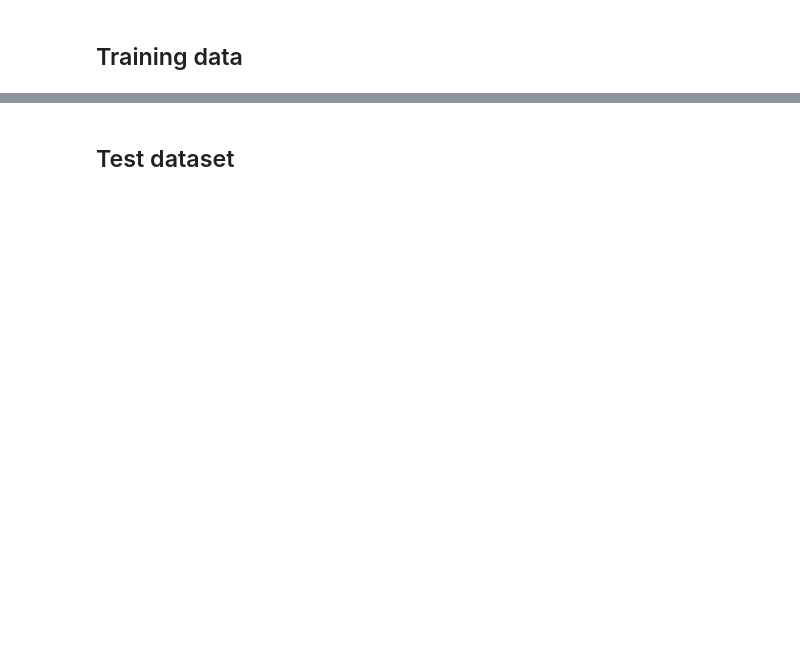
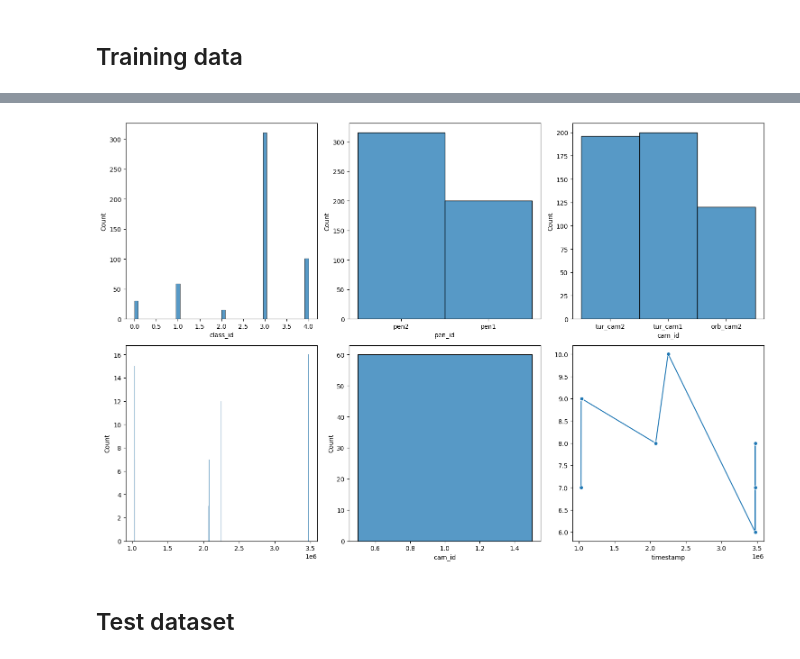
Before and after one commit to abhich98/pig_posture_kaggle_project, a Jupyter notebook: notebooks/EDA.ipynb, the cells around one changed output, grey strips where cells are left out. Drawn from its saved outputs; the diff is of its cells as text; code cells hidden in the pictures; blank space fills up the shorter version.

```diff
--- a/notebooks/EDA.ipynb
+++ b/notebooks/EDA.ipynb
@@ -107,0 +159,3 @@ plt.show()
+# %%
+label_df = train_label_dfs[1]
+label_df[label_df['bbox_width'] > 1000].head()
@@ -107,0 +171,4 @@ plt.show()
+# %%
+train_image_ids = [label_df['image_id'].unique() for label_df in train_label_dfs]
+unique_image_ids_t2 = set(train_image_ids[1]) - set(train_image_ids[0])
+print("# Unique image ids in T2:", len(unique_image_ids_t2))
@@ -107,0 +177,4 @@ plt.show()
+# %%
+train2_unique_label_df = train_label_dfs[1][train_label_dfs[1]['image_id'].isin(unique_image_ids_t2)]
+print("Number of unique labels in T2:", len(train2_unique_label_df))
+train2_unique_label_df.head()
@@ -108,3 +189,30 @@ plt.show()
+# %%
+fig, axs = plt.subplots(2, 3, figsize=(15, 10))
+
+sns.histplot(train2_unique_label_df, x='class_id', ax=axs[0][0])
+
+sns.histplot(train2_unique_label_df, x='pen_id', ax=axs[0][1])
+sns.histplot(train2_unique_label_df, x='cam_id', ax=axs[0][2])
+
+
+# Shows the distribution of images over time.
+sns.histplot((pd.Series(train2_unique_label_df["timestamp"].unique()) - min_timestamp).dt.total_seconds(),
+            ax=axs[1][0],
+            binwidth=3600) # 12 hours in seconds
+
+# Number of unique cameras per timestamp
+sns.histplot(train2_unique_label_df.groupby('timestamp')["cam_id"].nunique(), ax=axs[1][1])
+
+grouped = train2_unique_label_df.groupby('timestamp')['cam_id'].count()
+x_vals = pd.Series(grouped.index - min_timestamp).dt.total_seconds()
+y_vals = grouped.values
+
+sns.lineplot(x=x_vals, y=y_vals, ax=axs[1][2], marker='o')
+
+plt.tight_layout()
+plt.show()
+# %% [output]
+[figure, added]
 # %% [markdown]
 ## Test dataset
 # %%
```
Also changed, not shown: parts of 8 cells of this notebook, 3 other files.
